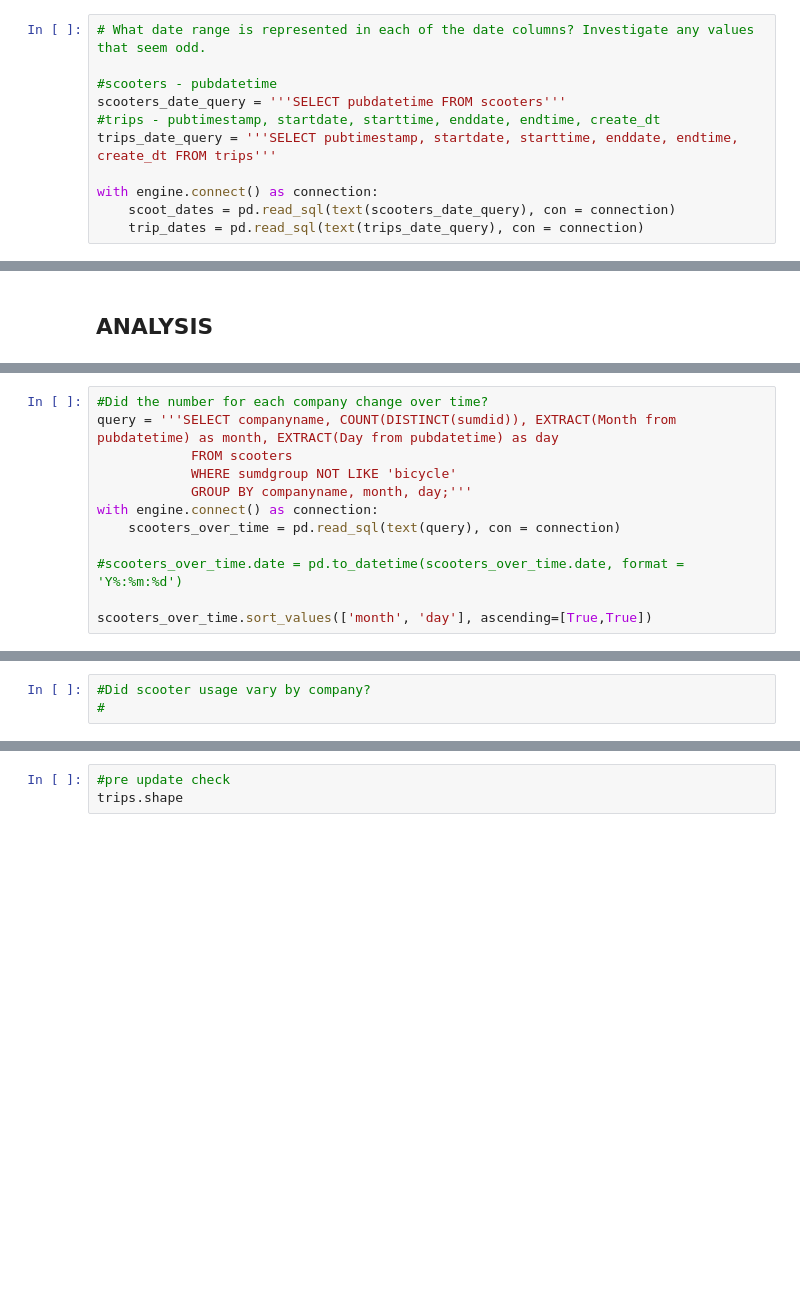
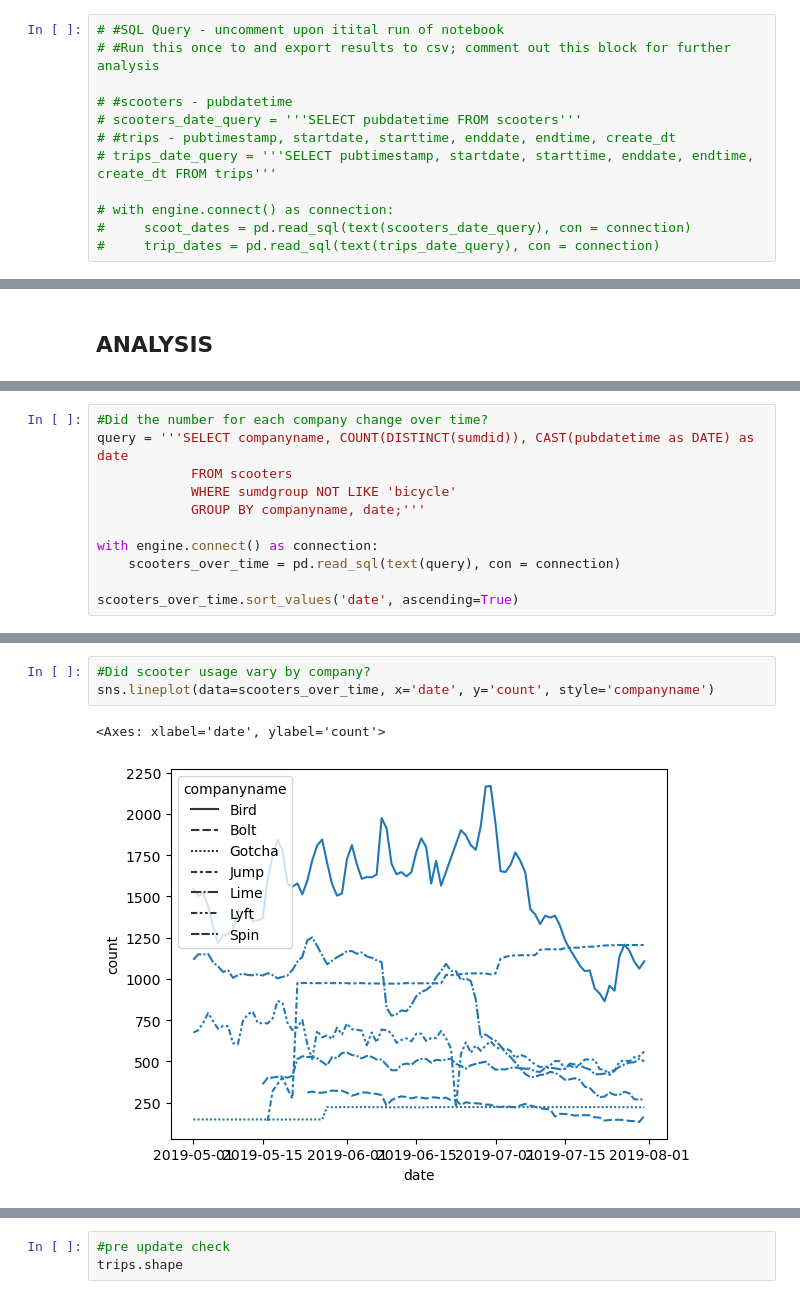
Before and after one commit to NSS-Data-Analytics-Cohort-11/scooters-supreme, a Jupyter notebook: notebook/scooters.ipynb, the cells around one changed output, grey strips where cells are left out. Cells and saved outputs as stored; diff of their text form; blank space fills up the shorter version.

Commit message:
Notebook running fully.  Stretch goals to be addressed.

```diff
--- a/notebook/scooters.ipynb
+++ b/notebook/scooters.ipynb
@@ -127,13 +140,14 @@ None
 # %% [markdown]
 #### EQ2. What date range is represented in each of the date columns? Investigate any values that seem odd.
 # %%
-# What date range is represented in each of the date columns? Investigate any values that seem odd.
+# #SQL Query - uncomment upon itital run of notebook
+# #Run this once to and export results to csv; comment out this block for further analysis
 
-#scooters - pubdatetime
-scooters_date_query = '''SELECT pubdatetime FROM scooters'''
-#trips - pubtimestamp, startdate, starttime, enddate, endtime, create_dt
-trips_date_query = '''SELECT pubtimestamp, startdate, starttime, enddate, endtime, create_dt FROM trips'''
+# #scooters - pubdatetime
+# scooters_date_query = '''SELECT pubdatetime FROM scooters'''
+# #trips - pubtimestamp, startdate, starttime, enddate, endtime, create_dt
+# trips_date_query = '''SELECT pubtimestamp, startdate, starttime, enddate, endtime, create_dt FROM trips'''
 
-with engine.connect() as connection:
-    scoot_dates = pd.read_sql(text(scooters_date_query), con = connection)
-    trip_dates = pd.read_sql(text(trips_date_query), con = connection)
+# with engine.connect() as connection:
+#     scoot_dates = pd.read_sql(text(scooters_date_query), con = connection)
+#     trip_dates = pd.read_sql(text(trips_date_query), con = connection)
@@ -370,13 +453,12 @@ company_count.sort_values('count', ascending=False)
 | 2 | Gotcha | 224 |
 # %%
 #Did the number for each company change over time?
-query = '''SELECT companyname, COUNT(DISTINCT(sumdid)), EXTRACT(Month from pubdatetime) as month, EXTRACT(Day from pubdatetime) as day
+query = '''SELECT companyname, COUNT(DISTINCT(sumdid)), CAST(pubdatetime as DATE) as date
             FROM scooters
             WHERE sumdgroup NOT LIKE 'bicycle'
-            GROUP BY companyname, month, day;'''
+            GROUP BY companyname, date;'''
+
 with engine.connect() as connection:
     scooters_over_time = pd.read_sql(text(query), con = connection)
 
-#scooters_over_time.date = pd.to_datetime(scooters_over_time.date, format = 'Y%:%m:%d')
-
-scooters_over_time.sort_values(['month', 'day'], ascending=[True,True])
+scooters_over_time.sort_values('date', ascending=True)
@@ -383,4 +479,7 @@ scooters_over_time.sort_values(['month', 'day'], ascending=[True,True])
 # %%
 #Did scooter usage vary by company?
-#
+sns.lineplot(data=scooters_over_time, x='date', y='count', style='companyname')
+# %% [output]
+<Axes: xlabel='date', ylabel='count'>
+[figure, added]
 # %% [markdown]
```
Also changed, not shown: parts of 87 cells of this notebook.
